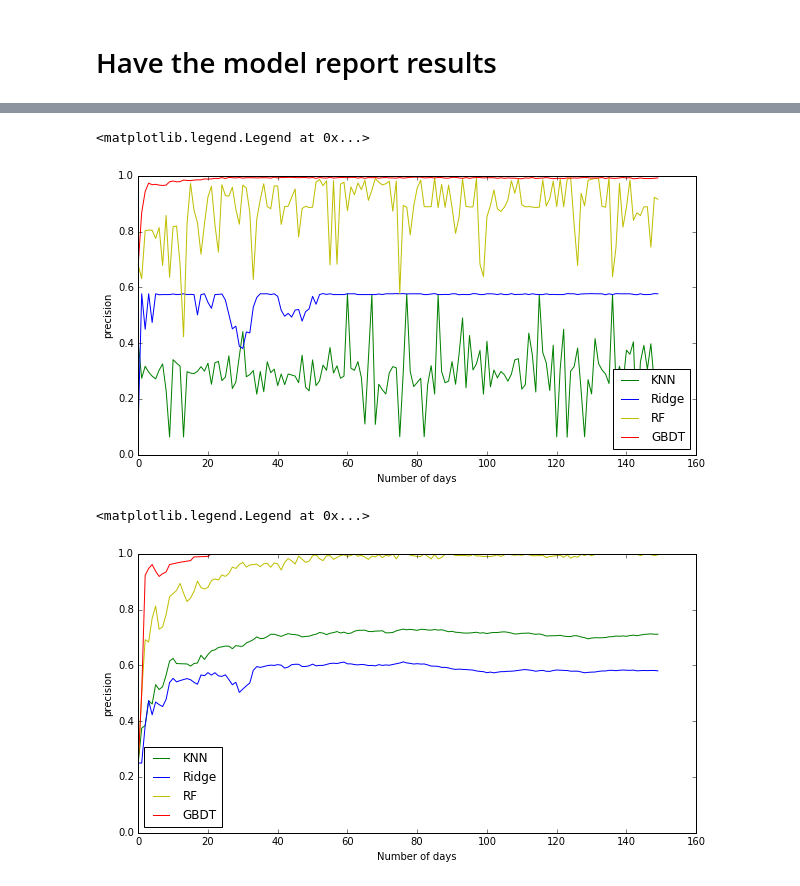
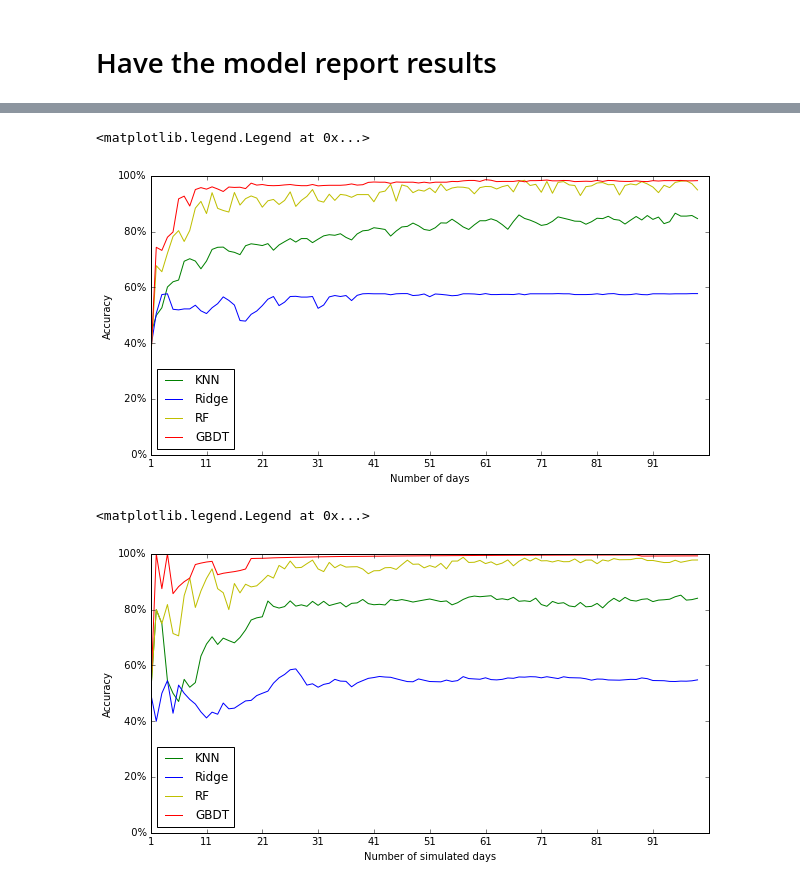
Before and after one commit to dtbinh/NetLogoModel, a Jupyter notebook: MainModelwithNetlogoV2.ipynb, the cells around one changed output, grey strips where cells are left out. Cells and saved outputs as stored; diff of their text form; code cells hidden in the pictures.

```diff
--- a/MainModelwithNetlogoV2.ipynb
+++ b/MainModelwithNetlogoV2.ipynb
@@ -214,11 +237,14 @@ def NL_ML(mobiledata_ML, day_new, traintest_pre):
 # %%
 def pred_agent(trained_clf, agentdata, last_n):
     last_minutes = last_n * (-1440)
-    pred_X = agentdata[last_minutes:].iloc[:,0:4]
+    pred_X = pd.DataFrame(None)
+    pred_X['pid'] = agentdata['pid'][last_minutes:]
     pred_X['tpid'] = 0
-    pred_X['day'] = pred_X['day'] + 1
-    pred_X['acc_time'] = pred_X['acc_time'] + 1440
-    pred_y = agentdata[last_minutes:].iloc[:,4]
+    pred_X = pd.concat([pred_X, agentdata[last_minutes:].iloc[:,-3:]], axis = 1)
+
+#    pred_X['day'] = pred_X['day'] + 1
+#    pred_X['acc_time'] = pred_X['acc_time'] + 1440
+    pred_y = agentdata[last_minutes:].iloc[:,2]
 
 
     pred_knn = trained_clf[0].predict(pred_X)
@@ -294,25 +320,25 @@ traintestsplit_tot = {}
 pr_data_tot ={}
 traintestsplit = [None, None, None, None]
 
-ini_day = 0 # define the number of days to initiate the model (i.e. the original training data)
+ini_day = 1 # define the number of days to initiate the model (i.e. the original training data)
 
 last_n = 1 # define the number of days to be left out from simulation data for testing purpose
-tot_day = 300 # define the number of days to be simulated
-sim_day = 2 # define for one simulation how many days to be simulated
+tot_day = 100 # define the number of days to be simulated
+sim_day = 1 # define for one simulation how many days to be simulated
 #num_sim = 1440 # define the duration of simulation (in minutes)
 
 ## initiating the model,
-model_init()
+model_init(ini_day*1440)
 
 ## loop + prediction
-for x in range(0, tot_day, sim_day):
+for x in range(1, tot_day, sim_day):
     print x
     currentday = x
     sim_min = sim_day*1440
     mob_call = "repeat " + str(sim_min) + " [go]"
     run_NL(mob_call)
     agentdata, mobiledata_ML = data_input()
-    train_classifier, train_CV, train_RC, train_CM, train_AC, traintestsplit = NL_ML(mobiledata_ML, currentday,
+    train_classifier, train_RC, train_CM, train_AC, traintestsplit = NL_ML(mobiledata_ML, currentday,
                                                                                     traintestsplit)
     pred_RC, pred_CM, pred_AC, pred_data = pred_agent(train_classifier, agentdata, last_n)
 
@@ -334,10 +360,10 @@ for x in range(0, tot_day, sim_day):
     rf_all_AC.append(pred_AC[2])
     gb_all_AC.append(pred_AC[3])
 
-    knn_all_cv_tr.append(train_CV[0])
-    rdg_all_cv_tr.append(train_CV[1])
-    rf_all_cv_tr.append(train_CV[2])
-    gb_all_cv_tr.append(train_CV[3])
+#     knn_all_cv_tr.append(train_CV[0])
+#     rdg_all_cv_tr.append(train_CV[1])
+#     rf_all_cv_tr.append(train_CV[2])
+#     gb_all_cv_tr.append(train_CV[3])
     knn_all_CM_tr.append(train_CM[0])
     rdg_all_CM_tr.append(train_CM[1])
     rf_all_CM_tr.append(train_CM[2])
@@ -413,21 +402,24 @@ traintestsplit_tot[298]
 # %%
 fig3 = plt.figure(figsize=(10,5))
 ax = fig3.add_subplot(1, 1, 1)
 #ax.plot(mobiledata_fs['minute'][pd.notnull(mobiledata_fs['tzone'])], 'k.')
 #ax.plot(pd.notnull(mobiledata_fs['tzone']), 'k.')
 #ax.set_yticks([0, 1, 2])
 ax.plot(knn_all_AC, label='KNN', color="g")
 ax.plot(rdg_all_AC, label='Ridge', color="b")
 ax.plot(rf_all_AC, label='RF', color="y")
 ax.plot(gb_all_AC, label='GBDT', color="r")
 ax.set_yticks([0, 0.2, 0.4, 0.6, 0.8, 1])
-ax.set_ylabel("precision")
+vals = ax.get_yticks()
+ax.set_yticklabels(['{:3.0f}%'.format(x*100) for x in vals])
+ax.set_ylabel("Accuracy")
 ax.set_xlabel("Number of days")
-#ax.set_xticklabels(range(1,10))
+ax.set_xticks(range(0, len(knn_all_AC), 10))
+ax.set_xticklabels(range(ini_day, tot_day + 1, 10))
 ax.legend(loc='best')
 # %% [output]
 <matplotlib.legend.Legend at 0x...>
-[figure, old version]
+[figure, new version]
 # %%
 fig3 = plt.figure(figsize=(10,5))
 ax = fig3.add_subplot(1, 1, 1)
@@ -439,13 +431,16 @@ ax.plot(rdg_all_AC_tr, label='Ridge', color="b")
 ax.plot(rf_all_AC_tr, label='RF', color="y")
 ax.plot(gb_all_AC_tr, label='GBDT', color="r")
 ax.set_yticks([0, 0.2, 0.4, 0.6, 0.8, 1])
-ax.set_ylabel("precision")
-ax.set_xlabel("Number of days")
-#ax.set_xticklabels(range(1,10))
+vals = ax.get_yticks()
+ax.set_yticklabels(['{:3.0f}%'.format(x*100) for x in vals])
+ax.set_ylabel("Accuracy")
+ax.set_xlabel("Number of simulated days")
+ax.set_xticks(range(0, len(knn_all_AC_tr), 10))
+ax.set_xticklabels(range(ini_day, tot_day + 1, 10))
 ax.legend(loc='best')
 # %% [output]
 <matplotlib.legend.Legend at 0x...>
-[figure, old version]
+[figure, new version]
 # %%
 fig3 = plt.figure(figsize=(10,5))
 ax = fig3.add_subplot(1, 1, 1)
```
Also changed, not shown: parts of 30 cells of this notebook, 26 other files.
